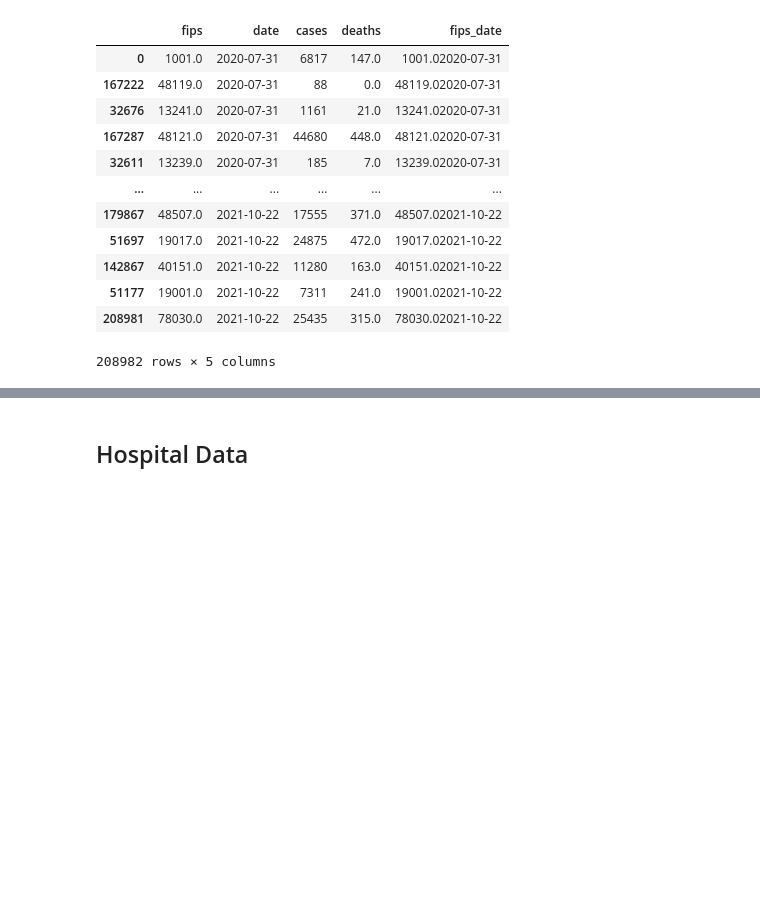
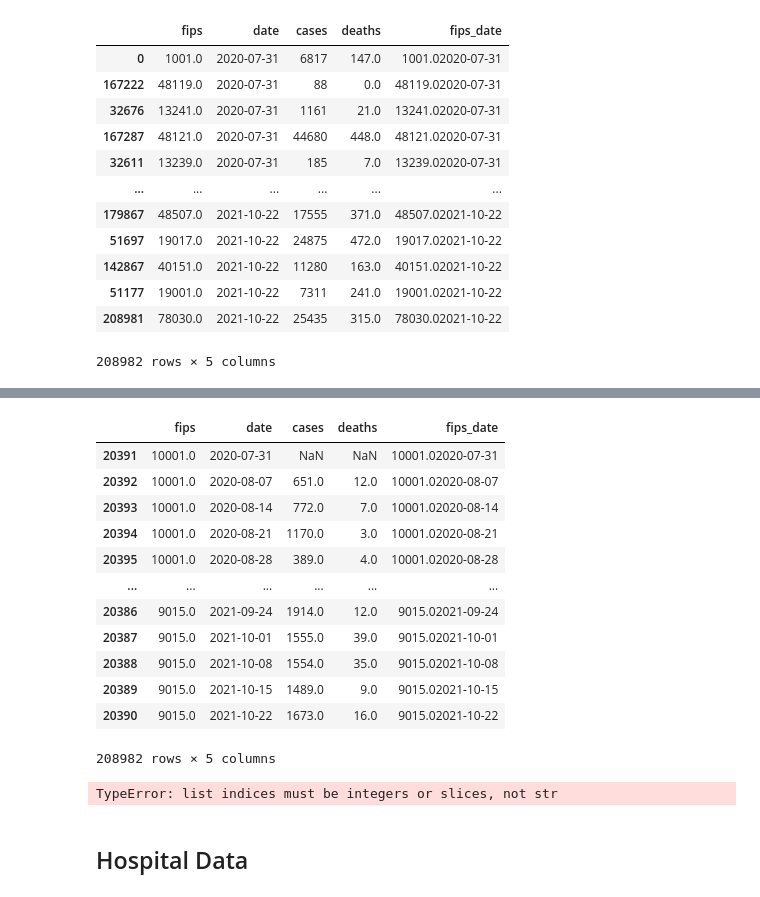
Before and after one commit to philippekerstens/Group-3, a Jupyter notebook: data_files.ipynb, the cells around one changed output, grey strips where cells are left out. Saved outputs shown, nothing was run; the diff lists cells and outputs as text; code cells hidden in the pictures; blank space fills up the shorter version.

```diff
--- a/data_files.ipynb
+++ b/data_files.ipynb
@@ -131,3 +153,34 @@ nyt_data_grouped
+# %%
+# test diff() on whole nyt dataframe
+test_df = nyt_data_grouped.sort_values(by=['fips','date'])
+test_df['cases'] = test_df['cases'].diff()
+test_df['deaths'] = test_df['deaths'].diff()
+test_df
+# %% [output]
+|  | fips | date | cases | deaths | fips_date |
+| 20391 | 10001.0 | 2020-07-31 | NaN | NaN | 10001.02020-07-31 |
+| 20392 | 10001.0 | 2020-08-07 | 651.0 | 12.0 | 10001.02020-08-07 |
+| 20393 | 10001.0 | 2020-08-14 | 772.0 | 7.0 | 10001.02020-08-14 |
+| 20394 | 10001.0 | 2020-08-21 | 1170.0 | 3.0 | 10001.02020-08-21 |
+| 20395 | 10001.0 | 2020-08-28 | 389.0 | 4.0 | 10001.02020-08-28 |
+| ... | ... | ... | ... | ... | ... |
+| 20386 | 9015.0 | 2021-09-24 | 1914.0 | 12.0 | 9015.02021-09-24 |
+| 20387 | 9015.0 | 2021-10-01 | 1555.0 | 39.0 | 9015.02021-10-01 |
+| 20388 | 9015.0 | 2021-10-08 | 1554.0 | 35.0 | 9015.02021-10-08 |
+| 20389 | 9015.0 | 2021-10-15 | 1489.0 | 9.0 | 9015.02021-10-15 |
+| 20390 | 9015.0 | 2021-10-22 | 1673.0 | 16.0 | 9015.02021-10-22 |
+208982 rows × 5 columns
+# %%
+# Create a for loop to sort by fips
+fips_list = list(nyt_data_grouped['fips'].unique())
+
+for x in fips_list:
+    df = nyt_data_grouped.sort_values(by=['fips','date'])
+    if df['fips'] == fips_list[x]:
+        df['cases'] = df['cases'].diff()
+        df['deaths'] = df['deaths'].diff()
+# %% [output]
+TypeError: list indices must be integers or slices, not str
 # %% [markdown]
 ## Hospital Data
 # %%
```
Also changed, not shown: parts of 2 cells of this notebook.
